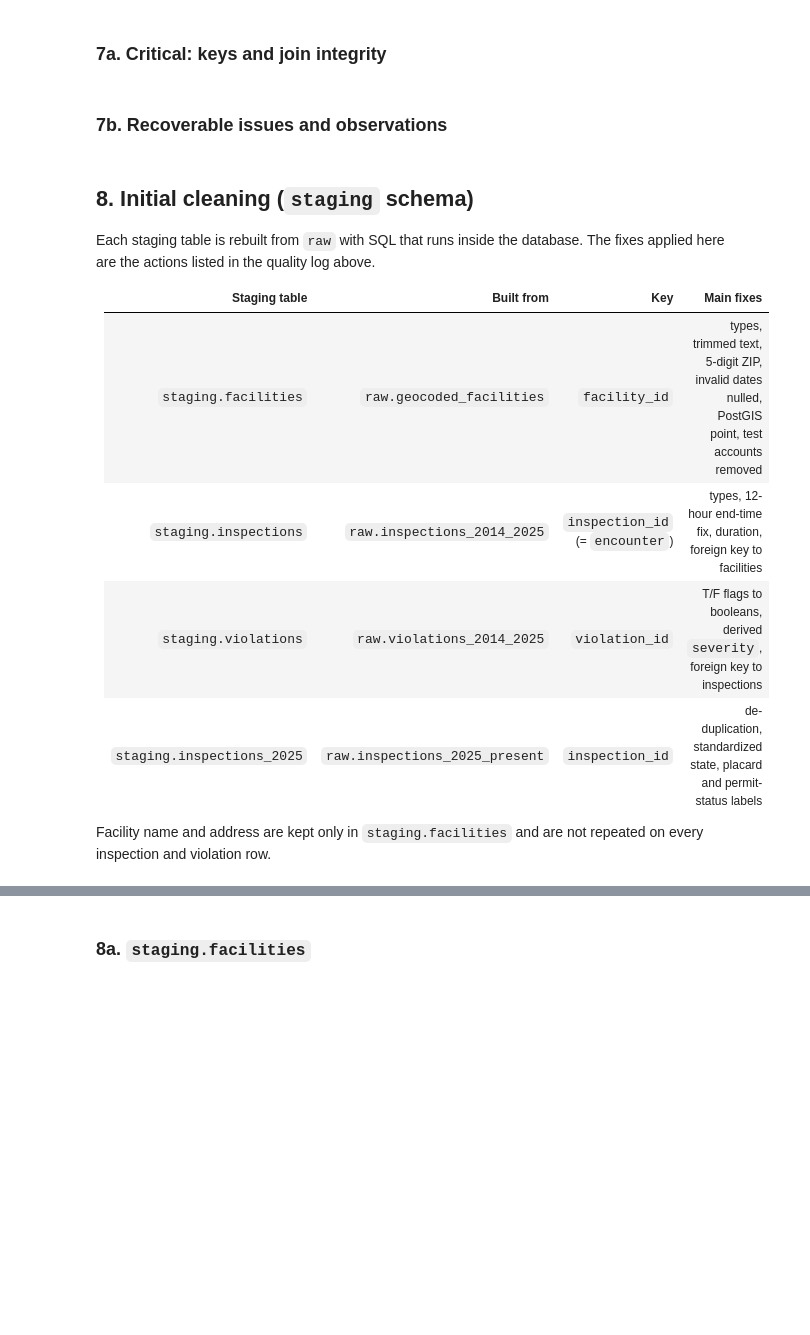
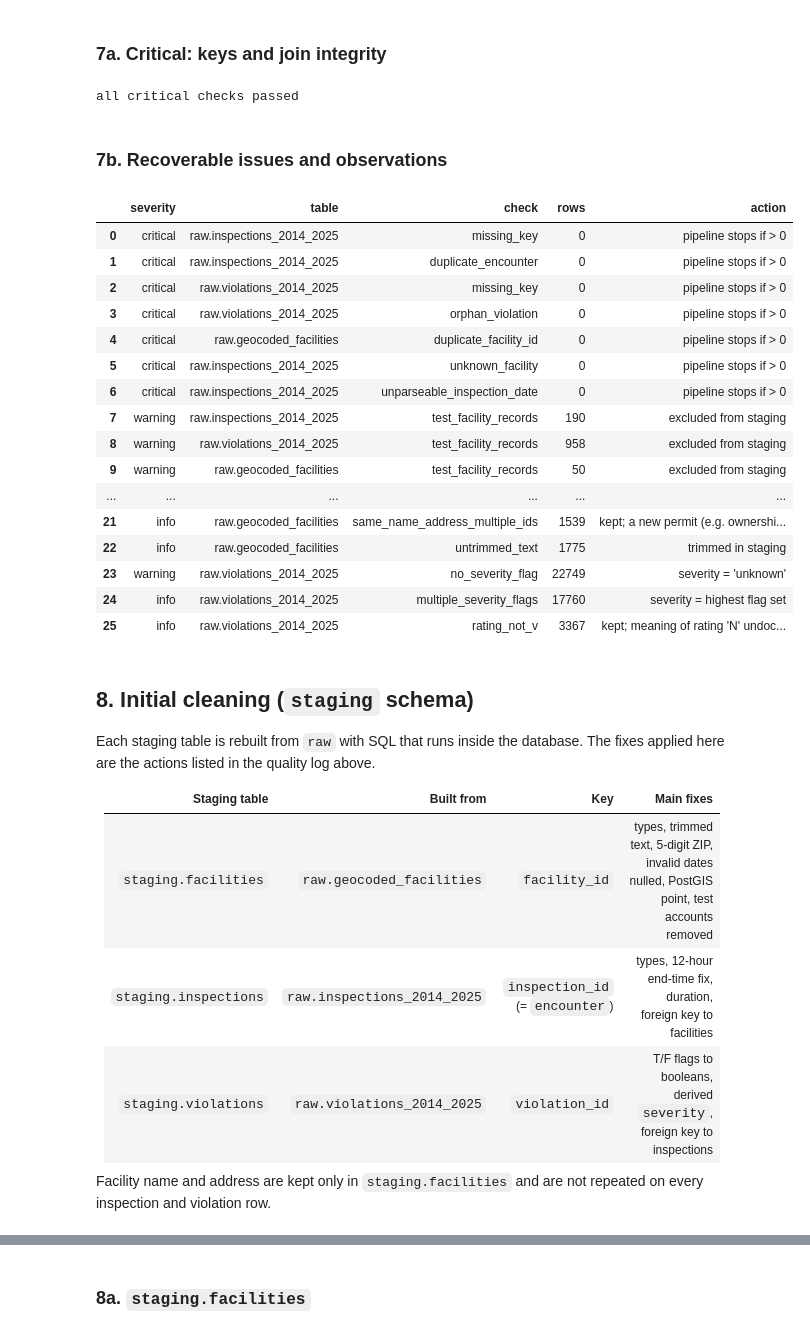
Before and after one commit to tanishakhabe/pittsburgh-food-safety, a Jupyter notebook: food_safety_pipeline.ipynb, the cells around one changed output, grey strips where cells are left out. Drawn from its saved outputs; the diff is of its cells as text; code cells hidden in the pictures; blank space fills up the shorter version.

Commit message:
ran the notebook, removed 2025 inspection data

```diff
--- a/food_safety_pipeline.ipynb
+++ b/food_safety_pipeline.ipynb
@@ -90,7 +97,6 @@ CSV_SOURCES = {   # raw table name -> WPRDC resource id
     "inspections_2014_2025":    "4ea730d8-2bf9-4783-b0a5-b41ed687097e",
     "violations_2014_2025":     "1a1329e2-418c-4bd3-af2c-cc334e7559af",
     "geocoded_facilities":      "112a3821-334d-4f3f-ab40-4de1220b1a0a",
-    "inspections_2025_present": "1c9cf8d8-f3db-4364-b925-d7078c2fb02f",
 }
 GEOJSON_URL = ("https://data.wprdc.org/dataset/e672f13d-71c4-4a66-8f38-710e75ed80a4/resource/"
                "4af8e160-57e9-4ebf-a501-76ca1b42fc99/download/neighborhoods.geojson")
@@ -369,7 +452,7 @@ def q_test(table):  # SQL to count test-account rows (regex inlined as a literal
 # %% [markdown]
 ### 7a. Critical: keys and join integrity
 # %%
-I, V, F, N = "raw.inspections_2014_2025", "raw.violations_2014_2025", "raw.geocoded_facilities", "raw.inspections_2025_present"
+I, V, F = "raw.inspections_2014_2025", "raw.violations_2014_2025", "raw.geocoded_facilities"
 STOP = "pipeline stops if > 0"
 
 check(I, "missing_key", "critical", f"SELECT count(*) FROM {I} WHERE meta.try_int(encounter) IS NULL OR meta.try_int(id) IS NULL", STOP, "encounter and facility id must be integers")
@@ -379,8 +462,9 @@ check(V, "orphan_violation", "critical", f"SELECT count(*) FROM {V} v WHERE NOT
 check(F, "duplicate_facility_id", "critical", f"SELECT count(*) - count(DISTINCT id) FROM {F}", STOP)
 check(I, "unknown_facility", "critical", f"SELECT count(*) FROM {I} i WHERE NOT EXISTS (SELECT 1 FROM {F} f WHERE f.id = i.id)", STOP, "every inspection must reference a known facility")
 check(I, "unparseable_inspection_date", "critical", f"SELECT count(*) FROM {I} WHERE meta.try_date(inspect_dt) IS NULL", STOP)
-check(N, "unparseable_inspection_date", "critical", f"SELECT count(*) FROM {N} WHERE meta.try_date(inspect_dt) IS NULL", STOP)
 print("all critical checks passed")
+# %% [output]
+all critical checks passed
 # %% [markdown]
 ### 7b. Recoverable issues and observations
 # %%
@@ -388,7 +472,6 @@ print("all critical checks passed")
 check(I, "test_facility_records", "warning", q_test("inspections_2014_2025"), "excluded from staging", "names like 'Test Client', '(TEST) ...'")
 check(V, "test_facility_records", "warning", q_test("violations_2014_2025"), "excluded from staging")
 check(F, "test_facility_records", "warning", q_test("geocoded_facilities"), "excluded from staging")
-check(N, "test_facility_records", "warning", q_test("inspections_2025_present"), "excluded from staging")
 
 # Inspection times
 check(I, "end_before_start_12h_entry", "warning", f'''
@@ -402,39 +485,51 @@ check(I, "end_before_start_other", "warning", f'''
 check(I, "missing_end_time", "info", f"SELECT count(*) FROM {I} WHERE NULLIF(btrim(end_time), '') IS NULL", "kept; duration NULL")
 check(I, "duration_over_8h", "warning", f'''
     WITH t AS (SELECT meta.try_time(start_time) AS st, meta.try_time(end_time) AS et FROM {I}),
          f AS (SELECT st, CASE WHEN et >= st THEN et WHEN et + interval '12 hours' >= st THEN et + interval '12 hours' END AS ef FROM t)
     SELECT count(*) FROM f WHERE ef - st > interval '8 hours' ''',
     "duration set to NULL (times kept)", "implausibly long inspection")
 
 # Dates
 check(F, "business_start_before_1950", "info", f"SELECT count(*) FROM {F} WHERE meta.try_date(bus_st_date) < '1950-01-01'", "kept; likely placeholder dates", "e.g. 1903-07-01")
 check(F, "business_start_in_future", "warning", f"SELECT count(*) FROM {F} WHERE meta.try_date(bus_st_date) > current_date", "set to NULL")
 check(F, "closed_before_opened", "warning", f"SELECT count(*) FROM {F} WHERE meta.try_date(bus_cl_date) < meta.try_date(bus_st_date)", "close date set to NULL")
 
 # Location
 check(F, "missing_coordinates", "warning", f"SELECT count(*) FROM {F} WHERE meta.try_float(x) IS NULL OR meta.try_float(y) IS NULL", "kept; geom NULL, so no neighborhood can be assigned")
 check(F, "coordinates_outside_county", "warning", f'''
     SELECT count(*) FROM {F} WHERE meta.try_float(x) IS NOT NULL
        AND NOT (meta.try_float(x) BETWEEN -80.4 AND -79.6 AND meta.try_float(y) BETWEEN 40.1 AND 40.8)''', "geom set to NULL")
 check(F, "missing_or_non_pa_state", "info", f"SELECT count(*) FROM {F} WHERE coalesce(upper(btrim(state)), '') <> 'PA'", "kept as-is")
 check(F, "invalid_zip", "warning", f"SELECT count(*) FROM {F} WHERE coalesce(btrim(zip), '') !~ '^[0-9]{{5}}'", "set to NULL")
 check(F, "same_name_address_multiple_ids", "info", f'''
     SELECT count(*) - count(DISTINCT (lower(btrim(facility_name)), btrim(num), lower(btrim(street)), zip)) FROM {F}''',
     "kept; a new permit (e.g. ownership change) gets a new facility id")
 check(F, "untrimmed_text", "info", f"SELECT count(*) FROM {F} WHERE facility_name <> btrim(facility_name) OR street <> btrim(street)", "trimmed in staging")
 
 # Violation severity
 check(V, "no_severity_flag", "warning", f"SELECT count(*) FROM {V} WHERE coalesce(low,'') <> 'T' AND coalesce(medium,'') <> 'T' AND coalesce(high,'') <> 'T'", "severity = 'unknown'", "low/medium/high all blank or F")
 check(V, "multiple_severity_flags", "info", f"SELECT count(*) FROM {V} WHERE (low='T')::int + (medium='T')::int + (high='T')::int > 1", "severity = highest flag set")
 check(V, "rating_not_v", "info", f"SELECT count(*) FROM {V} WHERE rating <> 'V'", "kept; meaning of rating 'N' undocumented")
 
-# New-system inspections (2025-present)
-check(N, "duplicate_inspection_id", "warning", f"SELECT count(*) - count(DISTINCT inspection_id) FROM {N}", "de-duplicated (kept lowest _id)", "identical repeated rows")
-check(N, "nonstandard_state", "warning", f"SELECT count(*) FROM {N} WHERE btrim(state) !~ '^[A-Z]{{2}}$' AND NULLIF(btrim(state),'') IS NOT NULL", "standardized (e.g. 'Ohio' -> 'OH')")
-check(N, "placard_typo", "warning", f"SELECT count(*) FROM {N} WHERE placard_desc ILIKE '%hazzard%'", "corrected 'Hazzard' -> 'Hazard'")
-check(N, "permit_status_variants", "warning", f"SELECT count(*) FROM {N} WHERE permit_status IN ('In-Review', 'Permit Issued')", "standardized to 'In Review' / 'Issued'")
-
 pd.DataFrame(dq_rows)
+# %% [output]
+|  | severity | table | check | rows | action |
+| 0 | critical | raw.inspections_2014_2025 | missing_key | 0 | pipeline stops if > 0 |
+| 1 | critical | raw.inspections_2014_2025 | duplicate_encounter | 0 | pipeline stops if > 0 |
+| 2 | critical | raw.violations_2014_2025 | missing_key | 0 | pipeline stops if > 0 |
+| 3 | critical | raw.violations_2014_2025 | orphan_violation | 0 | pipeline stops if > 0 |
+| 4 | critical | raw.geocoded_facilities | duplicate_facility_id | 0 | pipeline stops if > 0 |
+| 5 | critical | raw.inspections_2014_2025 | unknown_facility | 0 | pipeline stops if > 0 |
+| 6 | critical | raw.inspections_2014_2025 | unparseable_inspection_date | 0 | pipeline stops if > 0 |
+| 7 | warning | raw.inspections_2014_2025 | test_facility_records | 190 | excluded from staging |
+| 8 | warning | raw.violations_2014_2025 | test_facility_records | 958 | excluded from staging |
+| 9 | warning | raw.geocoded_facilities | test_facility_records | 50 | excluded from staging |
+| ... | ... | ... | ... | ... | ... |
+| 21 | info | raw.geocoded_facilities | same_name_address_multiple_ids | 1539 | kept; a new permit (e.g. ownershi... |
+| 22 | info | raw.geocoded_facilities | untrimmed_text | 1775 | trimmed in staging |
+| 23 | warning | raw.violations_2014_2025 | no_severity_flag | 22749 | severity = 'unknown' |
+| 24 | info | raw.violations_2014_2025 | multiple_severity_flags | 17760 | severity = highest flag set |
+| 25 | info | raw.violations_2014_2025 | rating_not_v | 3367 | kept; meaning of rating 'N' undoc... |
 # %% [markdown]
 ## 8. Initial cleaning (`staging` schema)
 Each staging table is rebuilt from `raw` with SQL that runs inside the database. The fixes applied here are the actions listed in the quality log above.
@@ -444,7 +539,6 @@ Each staging table is rebuilt from `raw` with SQL that runs inside the database.
 | `staging.facilities` | `raw.geocoded_facilities` | `facility_id` | types, trimmed text, 5-digit ZIP, invalid dates nulled, PostGIS point, test accounts removed |
 | `staging.inspections` | `raw.inspections_2014_2025` | `inspection_id` (= `encounter`) | types, 12-hour end-time fix, duration, foreign key to facilities |
 | `staging.violations` | `raw.violations_2014_2025` | `violation_id` | T/F flags to booleans, derived `severity`, foreign key to inspections |
-| `staging.inspections_2025` | `raw.inspections_2025_present` | `inspection_id` | de-duplication, standardized state, placard and permit-status labels |
 
 Facility name and address are kept only in `staging.facilities` and are not repeated on every inspection and violation row.
 # %%
```
Also changed, not shown: parts of 25 cells of this notebook, 1 other file.
